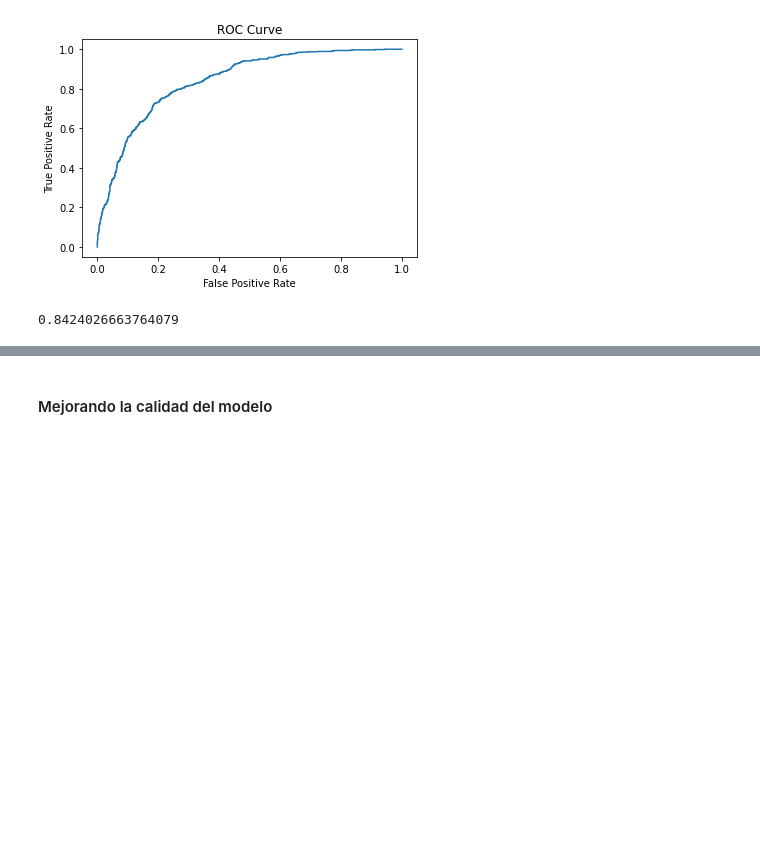
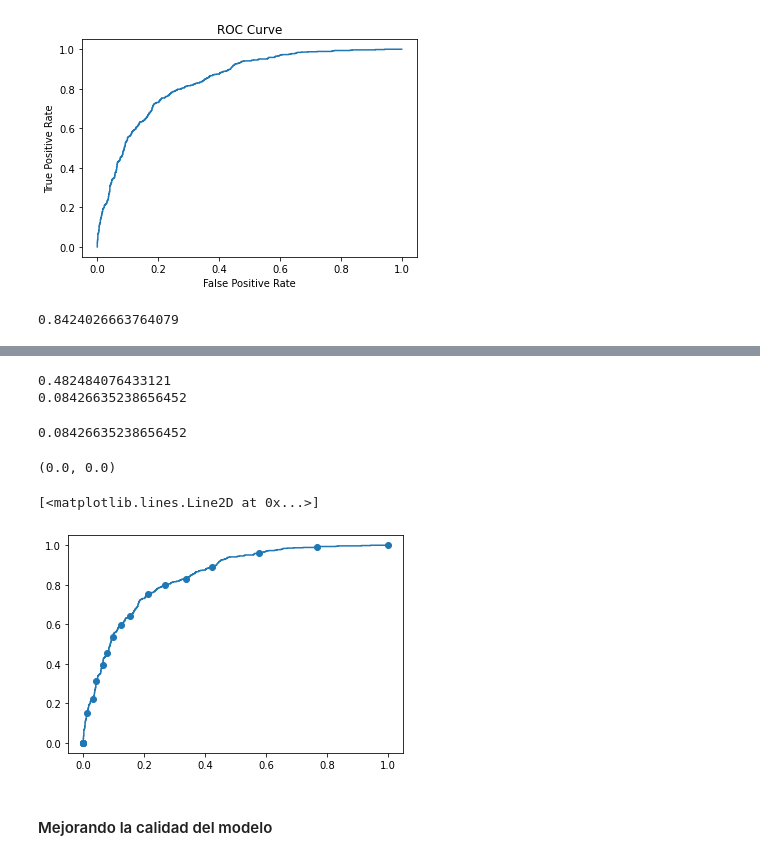
Before and after one commit to ccantarero91/orange-stats, a Jupyter notebook: Estadistica-Orange-solucion.ipynb, the cells around one changed output, grey strips where cells are left out. Saved outputs shown, nothing was run; the diff lists cells and outputs as text; code cells hidden in the pictures; blank space fills up the shorter version.

```diff
--- a/Estadistica-Orange-solucion.ipynb
+++ b/Estadistica-Orange-solucion.ipynb
@@ -634,0 +664,11 @@ roc_auc_score(df_churn_test["Churn"], churn_model.predict(df_churn_test))
+# %%
+df_small_test=df_churn_test.copy()
+df_small_test["pred"]=churn_model.predict(df_churn_test, linear=False)
+df_small_test=df_small_test[["Churn","pred"]].sort_values(by="pred").reset_index(drop=True)
+df_small_test["Pred_Churn"]=(df_small_test["pred"]>=0.5020861589375786).replace({True: 'Yes', False: 'No'})
+#df_small_test
+# %%
+cnf_mat=confusion_matrix(df_small_test["Churn"], df_small_test["Pred_Churn"], labels=["No","Yes"] )
+cnf_mat
+TPR = cnf_mat[1,1]/np.sum(cnf_mat[1,:])
+FPR = cnf_mat[0,1]/np.sum(cnf_mat[:,1])
@@ -634,0 +680,29 @@ roc_auc_score(df_churn_test["Churn"], churn_model.predict(df_churn_test))
+# %%
+idx=200
+thresholds[idx]
+print(tpr[idx])
+print(fpr[idx])
+# %% [output]
+0.482484076433121
+0.08426635238656452
+# %%
+143/(1554+143)
+cnf_mat[0,1]/np.sum(cnf_mat[0,:])
+# %% [output]
+0.08426635238656452
+# %%
+all_TPR=[]
+all_FPR=[]
+# %%
+for th in np.linspace(0,1,20):
+    df_small_test["Pred_Churn"]=(df_small_test["pred"]>th).replace({True: 'Yes', False: 'No'})
+    cnf_mat=confusion_matrix(df_small_test["Churn"], df_small_test["Pred_Churn"], labels=["No","Yes"] )
+    TPR = cnf_mat[1,1]/np.sum(cnf_mat[1,:])
+
+    FPR = cnf_mat[0,1]/np.sum(cnf_mat[0,:])
+
+    all_FPR.append(FPR)
+    all_TPR.append(TPR)
+(TPR,FPR)
+# %% [output]
+(0.0, 0.0)
@@ -635,3 +711,9 @@ roc_auc_score(df_churn_test["Churn"], churn_model.predict(df_churn_test))
+# %%
+plt.scatter(all_FPR,all_TPR)
+plt.plot(fpr, tpr)
+# %% [output]
+[<matplotlib.lines.Line2D at 0x...>]
+[figure, added]
 # %% [markdown]
 #### Mejorando la calidad del modelo
 # %%
```
Also changed, not shown: parts of 23 cells of this notebook.
